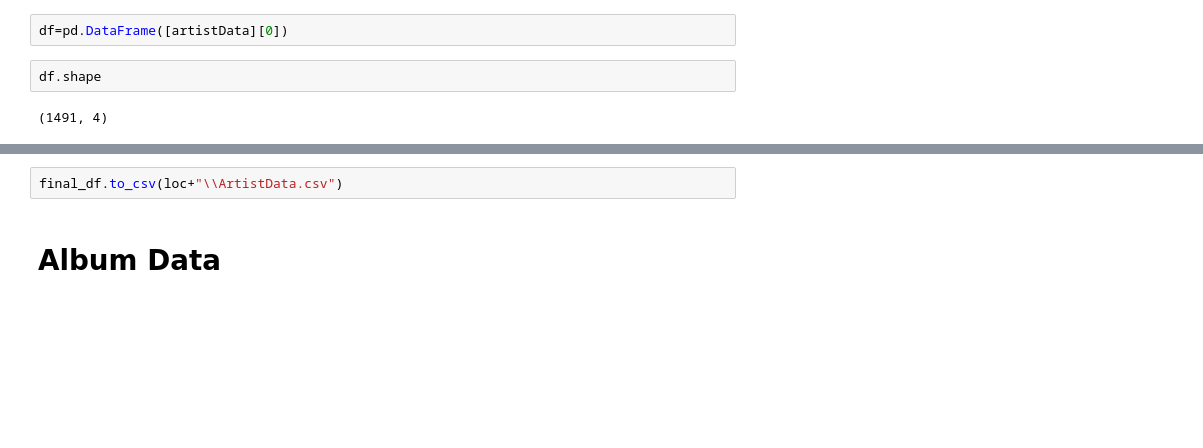
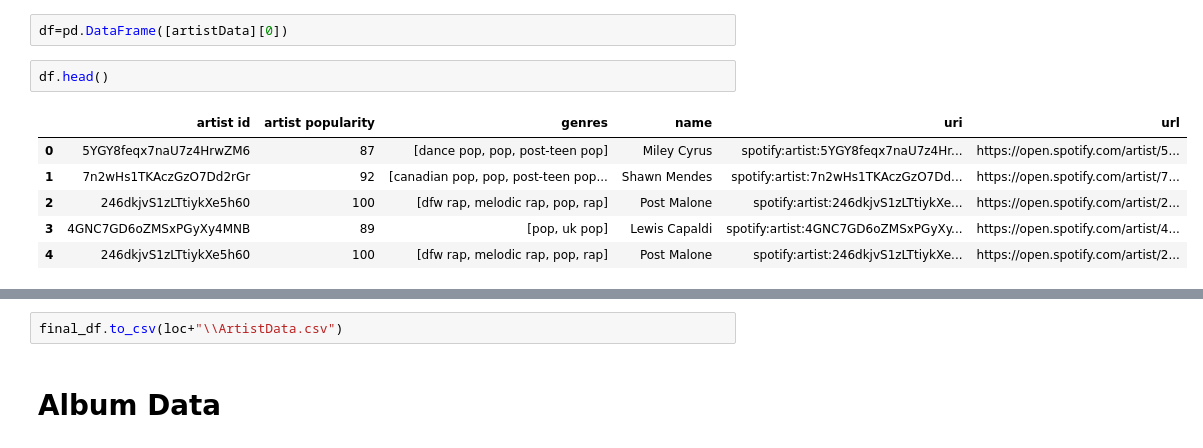
Before and after one commit to itsbhardwaj/Music-Popularity-Predicition, a Jupyter notebook: DataMining/Playlist Data Extraction.ipynb, the cells around one changed output, grey strips where cells are left out. Saved outputs shown, nothing was run; the diff lists cells and outputs as text; blank space fills up the shorter version.

```diff
--- a/DataMining/Playlist Data Extraction.ipynb
+++ b/DataMining/Playlist Data Extraction.ipynb
@@ -102,8 +113,13 @@ artistData[0]
 # %%
 df=pd.DataFrame([artistData][0])
 # %%
-df.shape
+df.head()
 # %% [output]
-(1491, 4)
+|  | artist id | artist popularity | genres | name | uri | url |
+| 0 | 5YGY8feqx7naU7z4HrwZM6 | 87 | [dance pop, pop, post-teen pop] | Miley Cyrus | spotify:artist:5YGY8feqx7naU7z4Hr... | https://open.spotify.com/artist/5... |
+| 1 | 7n2wHs1TKAczGzO7Dd2rGr | 92 | [canadian pop, pop, post-teen pop... | Shawn Mendes | spotify:artist:7n2wHs1TKAczGzO7Dd... | https://open.spotify.com/artist/7... |
+| 2 | 246dkjvS1zLTtiykXe5h60 | 100 | [dfw rap, melodic rap, pop, rap] | Post Malone | spotify:artist:246dkjvS1zLTtiykXe... | https://open.spotify.com/artist/2... |
+| 3 | 4GNC7GD6oZMSxPGyXy4MNB | 89 | [pop, uk pop] | Lewis Capaldi | spotify:artist:4GNC7GD6oZMSxPGyXy... | https://open.spotify.com/artist/4... |
+| 4 | 246dkjvS1zLTtiykXe5h60 | 100 | [dfw rap, melodic rap, pop, rap] | Post Malone | spotify:artist:246dkjvS1zLTtiykXe... | https://open.spotify.com/artist/2... |
 # %%
 print(len(df))
```
Also changed, not shown: parts of 13 cells of this notebook, 5 other files.
